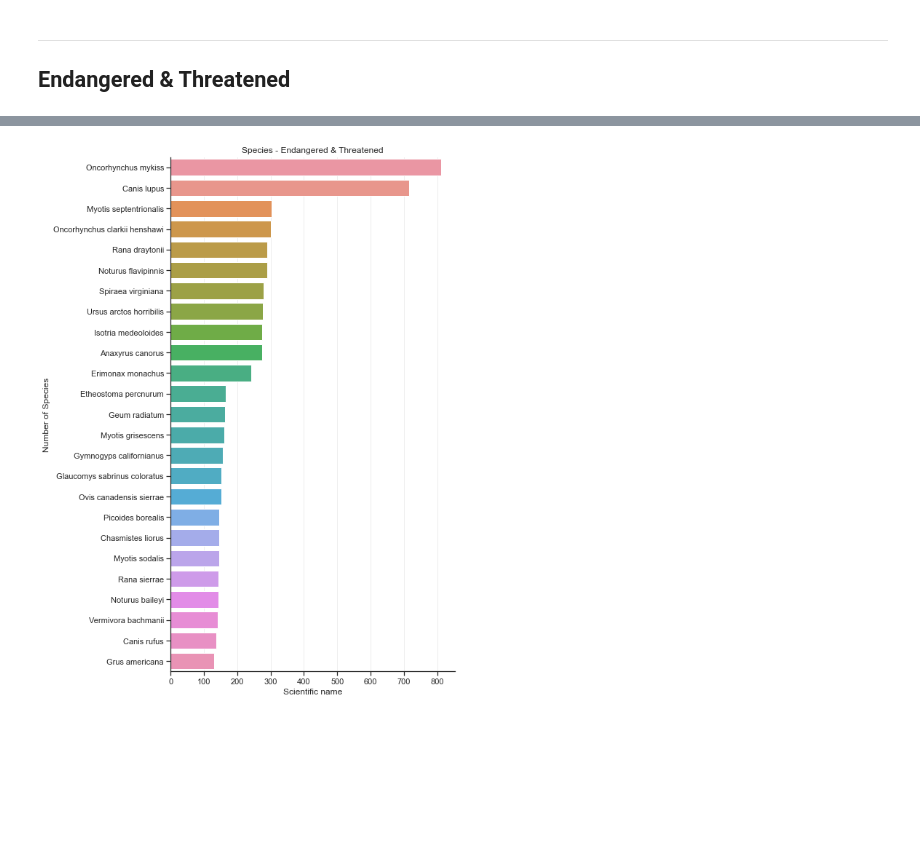
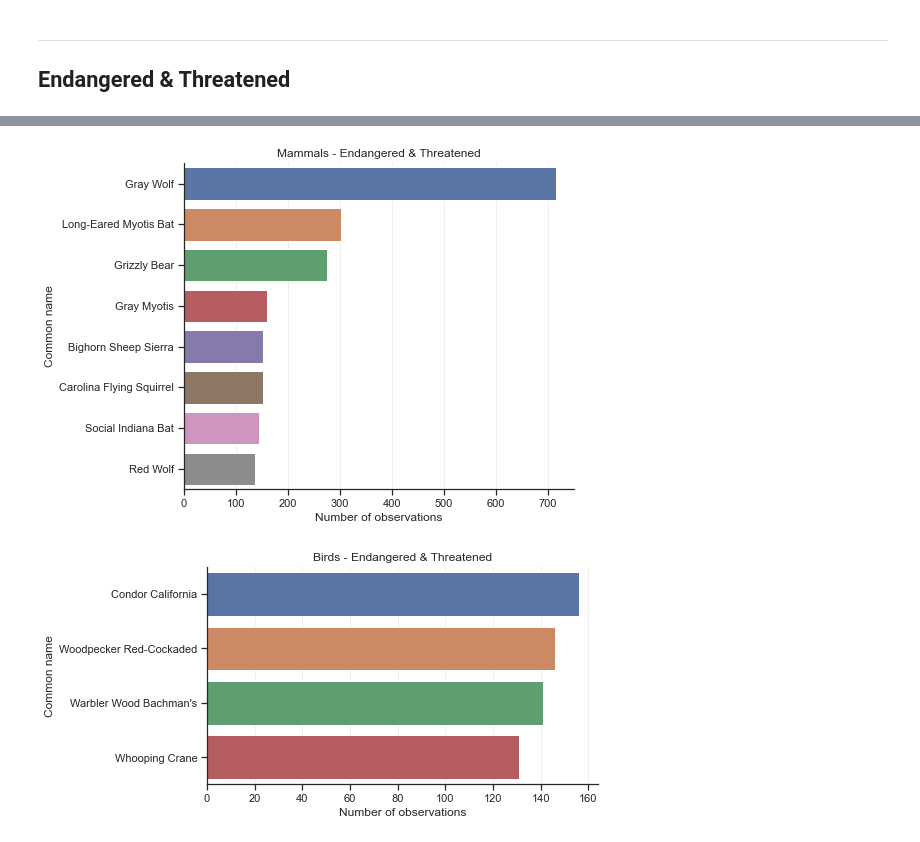
Before and after one commit to lep511/Portfolio-biodiversity, a Jupyter notebook: biodiversity.ipynb, the cells around one changed output, grey strips where cells are left out. Cells and saved outputs as stored; diff of their text form; code cells hidden in the pictures; blank space fills up the shorter version.

```diff
--- a/biodiversity.ipynb
+++ b/biodiversity.ipynb
@@ -235,8 +263,33 @@ plt.show()
+# %%
+text_ext = df_spe.common_names.str.findall(r'[a-zA-Z\'-][a-zA-Z0-9\'-]*')
+
+list_word = []
+for elem in text_ext:
+    set_l = set(elem)
+    dm = ""
+    i = 0
+    for word in set_l:
+        if i < 3:
+            dm += word + " "
+            i += 1
+    list_word.append(dm[:-1])
+
+df_spe["common_names_fix"] = list_word
+# %%
+common_name_dict = {}
+n=0
+for elem in df_spe.scientific_name:
+    common_name_dict[elem] = [df_spe.common_names_fix.loc[n], df_spe.category.loc[n]]
+    n += 1
+# %%
+df_obs["common_names_fix"] = df_obs.scientific_name.apply(lambda x: common_name_dict[x][0])
+df_obs["category"] = df_obs.scientific_name.apply(lambda x: common_name_dict[x][1])
+df_obs["category"] = df_obs.category.apply(lambda x: "Plant" if x.find("Plant") >= 0 else x)
 # %% [markdown]
 --------------------
 ## Endangered & Threatened
 # %%
 endan_threat = df_spe[(df_spe.conservation_status == "Endangered") |
                     (df_spe.conservation_status == "Threatened")]
-s_name = endan_threat.scientific_name.to_list()
-endan_threat_obs = df_obs[df_obs.scientific_name.isin(s_name)]
+s_name = endan_threat.common_names_fix.to_list()
+endan_threat_obs = df_obs[df_obs.common_names_fix.isin(s_name)]
@@ -263,18 +296,38 @@ plt.show()
 # %%
-data = endan_threat_obs.groupby("scientific_name")\
+data = endan_threat_obs[endan_threat_obs.category == "Mammal"]\
+            .groupby("common_names_fix")\
             .observations.sum()\
             .to_frame()\
             .sort_values("observations", ascending=False)
 
-plt.figure(figsize=(7,13))
+plt.figure(figsize=(7,6))
 sns.barplot(y=data.index, x=data.observations)
 plt.grid(color="#EEEEEE")
 plt.grid(False, axis="y")
-plt.title("Species - Endangered & Threatened")
-plt.xlabel("Scientific name")
-plt.ylabel("Number of Species")
+plt.title("Mammals - Endangered & Threatened")
+plt.ylabel("Common name")
+plt.xlabel("Number of observations")
 
 sns.despine(left=False, bottom=False)
 plt.show()
 # %% [output]
-[figure, old version]
+[figure, new version]
+# %%
+data = endan_threat_obs[endan_threat_obs.category == "Bird"]\
+            .groupby("common_names_fix")\
+            .observations.sum()\
+            .to_frame()\
+            .sort_values("observations", ascending=False)
+
+plt.figure(figsize=(7,4))
+sns.barplot(y=data.index, x=data.observations)
+plt.grid(color="#EEEEEE")
+plt.grid(False, axis="y")
+plt.title("Birds - Endangered & Threatened")
+plt.ylabel("Common name")
+plt.xlabel("Number of observations")
+
+sns.despine(left=False, bottom=False)
+plt.show()
+# %% [output]
+[figure, added]
```
Also changed, not shown: parts of 16 cells of this notebook.
